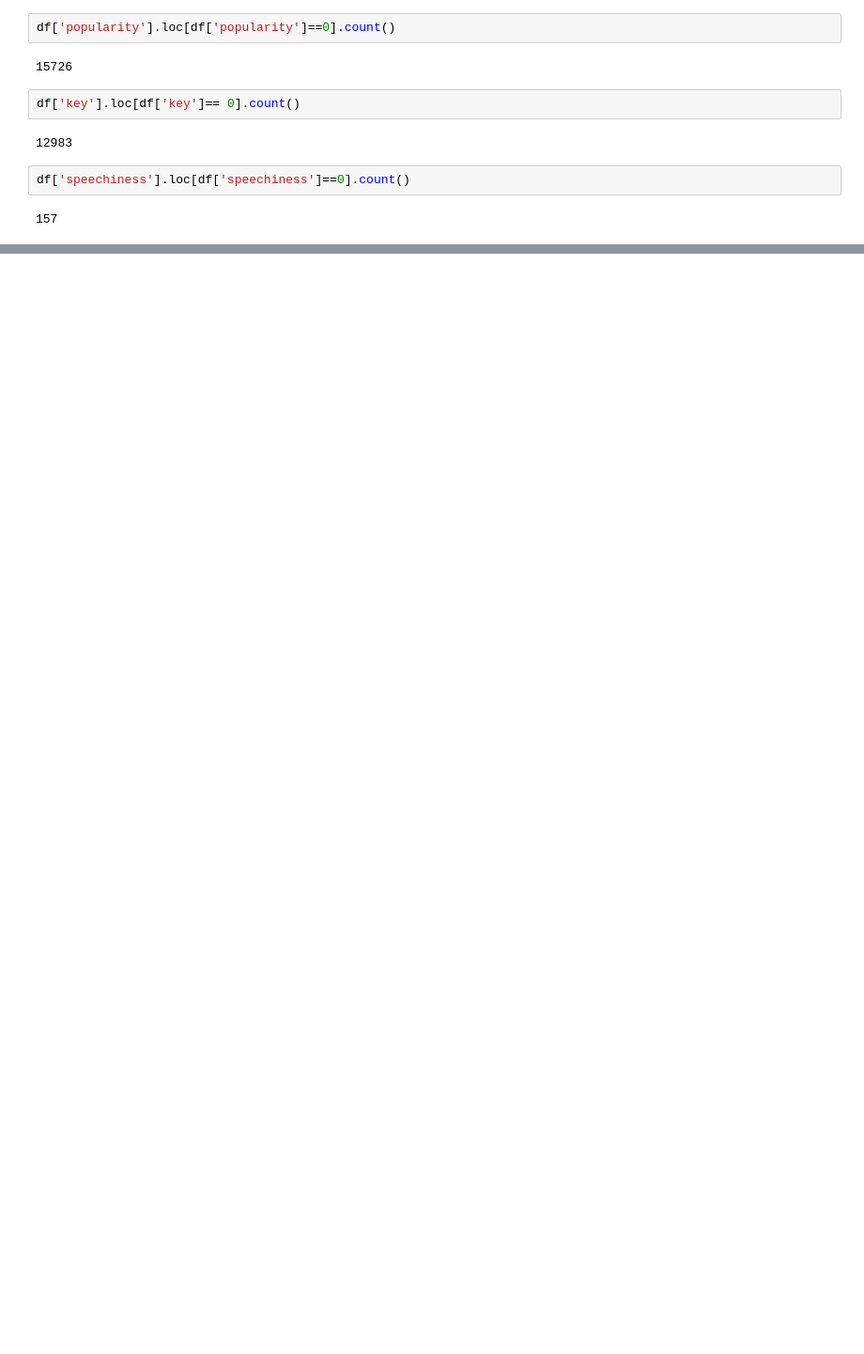
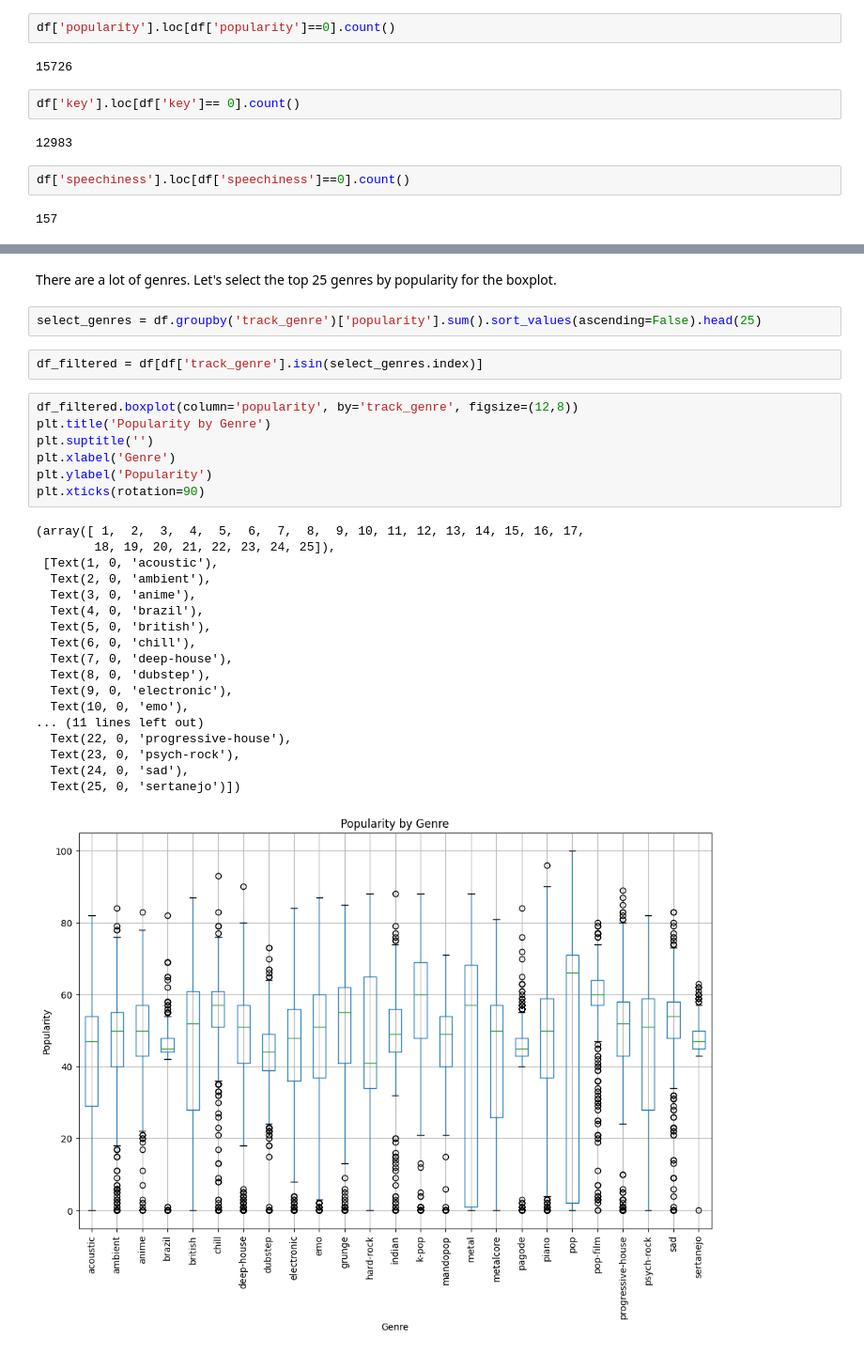
Before and after one commit to CC-Sev/spotify_analysis, a Jupyter notebook: eda.ipynb, the cells around one changed output, grey strips where cells are left out. Shown at 94% size. Cells and saved outputs as stored; diff of their text form; blank space fills up the shorter version.

```diff
--- a/eda.ipynb
+++ b/eda.ipynb
@@ -177,0 +320,32 @@ Creating plots and graphs like histograms, scatter plots, box plots, and bar cha
+# %% [markdown]
+There are a lot of genres. Let's select the top 25 genres by popularity for the boxplot.
+# %%
+select_genres = df.groupby('track_genre')['popularity'].sum().sort_values(ascending=False).head(25)
+# %%
+df_filtered = df[df['track_genre'].isin(select_genres.index)]
+# %%
+df_filtered.boxplot(column='popularity', by='track_genre', figsize=(12,8))
+plt.title('Popularity by Genre')
+plt.suptitle('')
+plt.xlabel('Genre')
+plt.ylabel('Popularity')
+plt.xticks(rotation=90)
+# %% [output]
+(array([ 1,  2,  3,  4,  5,  6,  7,  8,  9, 10, 11, 12, 13, 14, 15, 16, 17,
+        18, 19, 20, 21, 22, 23, 24, 25]),
+ [Text(1, 0, 'acoustic'),
+  Text(2, 0, 'ambient'),
+  Text(3, 0, 'anime'),
+  Text(4, 0, 'brazil'),
+  Text(5, 0, 'british'),
+  Text(6, 0, 'chill'),
+  Text(7, 0, 'deep-house'),
+  Text(8, 0, 'dubstep'),
+  Text(9, 0, 'electronic'),
+  Text(10, 0, 'emo'),
+... (11 lines left out)
+  Text(22, 0, 'progressive-house'),
+  Text(23, 0, 'psych-rock'),
+  Text(24, 0, 'sad'),
+  Text(25, 0, 'sertanejo')])
+[figure, added]
```
Also changed, not shown: parts of 30 cells of this notebook.
